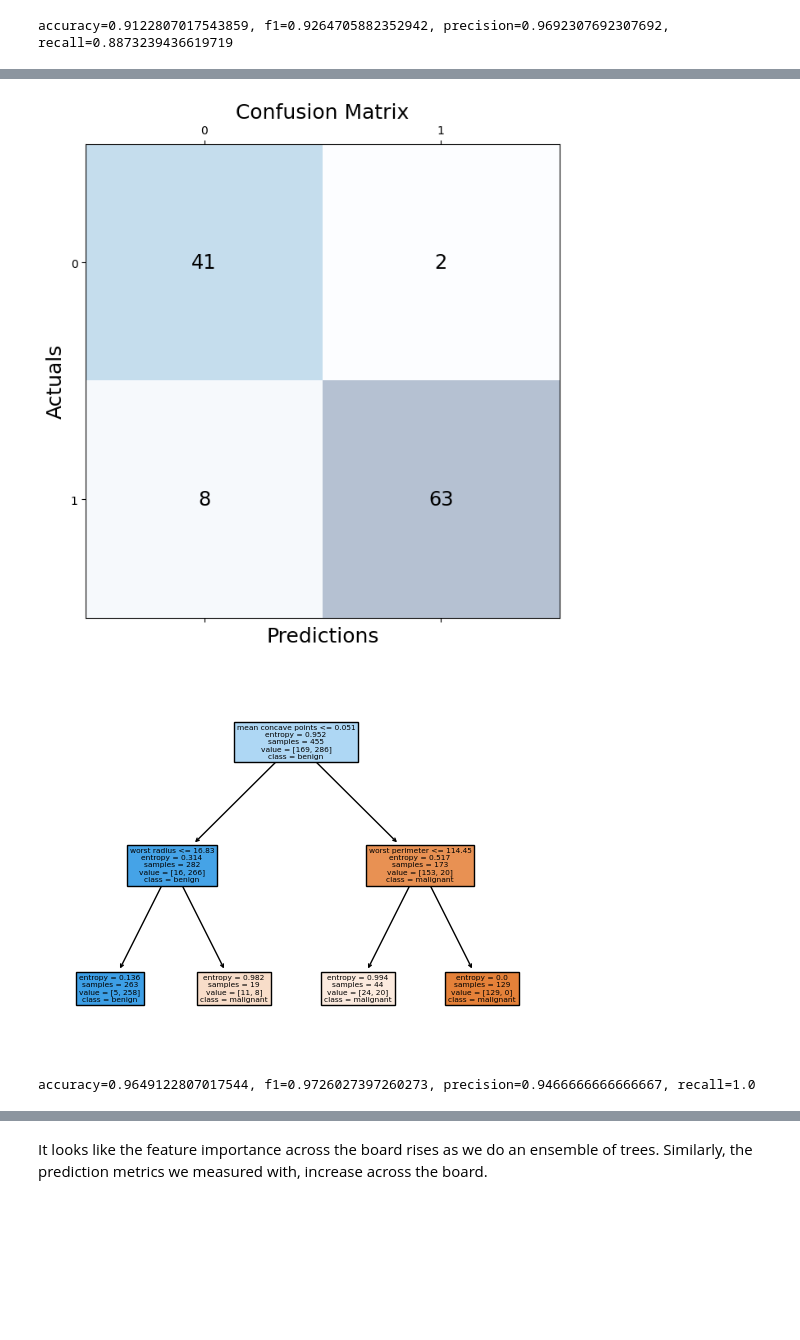
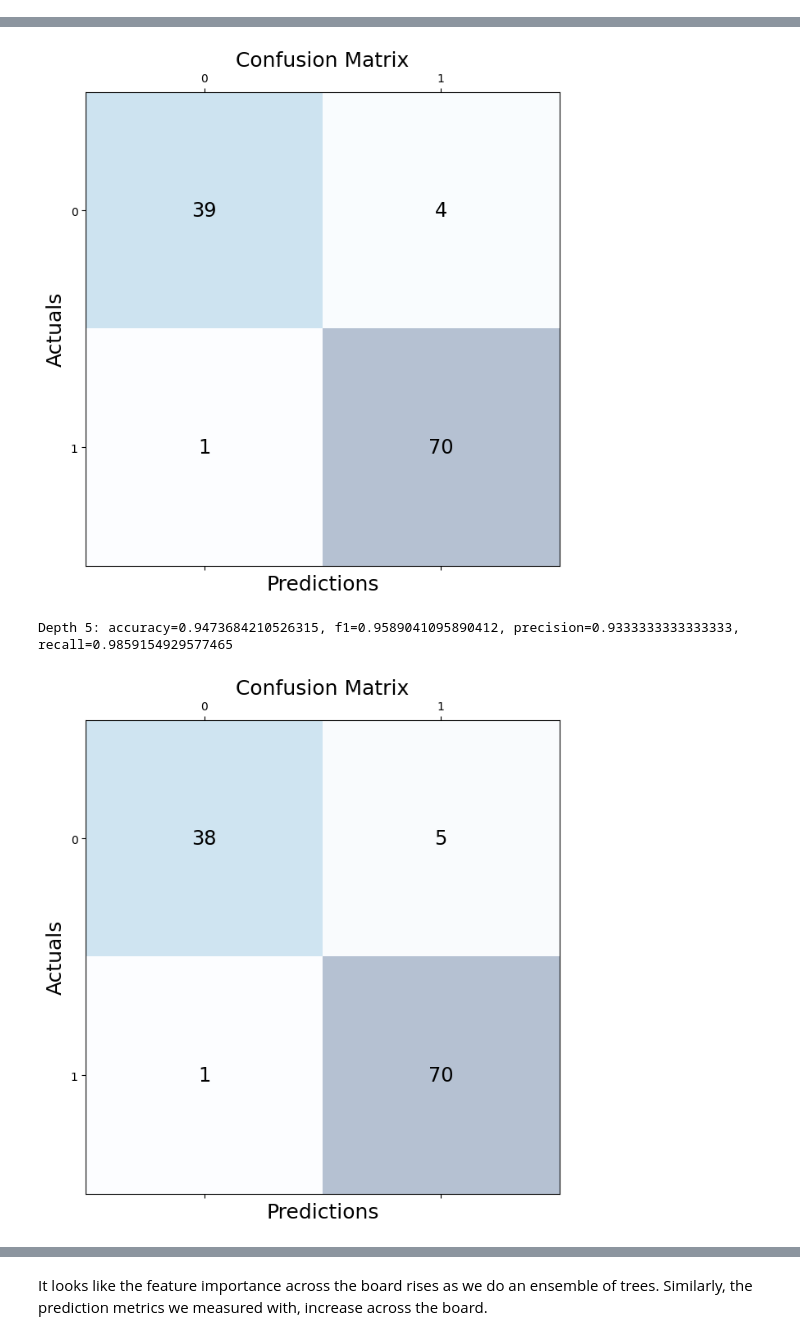
Before and after one commit to alejandroarmas/applied-ml, a Jupyter notebook: HW2/decision_trees.ipynb, the cells around one changed output, grey strips where cells are left out. Cells and saved outputs as stored; diff of their text form; code cells hidden in the pictures; blank space fills up the shorter version.

Commit message:
fix: showed graphs for only optimal points

```diff
--- a/HW2/decision_trees.ipynb
+++ b/HW2/decision_trees.ipynb
@@ -9,16 +9,20 @@ breast_data = load_breast_cancer()
 X_train, X_test, Y_train, Y_test = train_test_split(breast_data['data'], breast_data['target'], random_state=42, test_size=0.2)
 # %%
 from sklearn.tree import DecisionTreeClassifier, plot_tree
+from sklearn.metrics import accuracy_score, precision_score, recall_score, f1_score, confusion_matrix
+
+accuracies: list[float] = []
 
 for depth in range(1, 11):
     dt = DecisionTreeClassifier(criterion="entropy", max_depth=depth, random_state=42)
     dt.fit(X_train, Y_train)
     y_pred = dt.predict(X_test)
     accuracy = accuracy_score(Y_test, y_pred)
+    accuracies.append(accuracy)
     f1 = f1_score(Y_test, y_pred)
     precision = precision_score(Y_test, y_pred)
     recall = recall_score(Y_test, y_pred)
-    print(f'{accuracy=}, {f1=}, {precision=}, {recall=}')
+    print(f'Depth {depth}: {accuracy=}, {f1=}, {precision=}, {recall=}')
 
     c_matrix = confusion_matrix(Y_test, y_pred)
 
@@ -33,8 +37,16 @@ for depth in range(1, 11):
     plt.title('Confusion Matrix', fontsize=18)
     plt.show()
 
-    plot_tree(dt, feature_names=breast_data['feature_names'], filled=True, class_names=breast_data['target_names'])
-    plt.show()
-    plt.figure(figsize=(20,20))
-    plt.barh(breast_data['feature_names'], dt.feature_importances_)
+
+optimal_depth = np.argmax(accuracies) + 1
+
+print(f'Optimal Tree Depth: {optimal_depth}')
+
+
+dt = DecisionTreeClassifier(criterion="entropy", max_depth=optimal_depth, random_state=42)
+dt.fit(X_train, Y_train)
+plot_tree(dt, feature_names=breast_data['feature_names'], filled=True, class_names=breast_data['target_names'])
+plt.show()
+plt.figure(figsize=(20,20))
+plt.barh(breast_data['feature_names'], dt.feature_importances_)
 # %% [output]
@@ -44 +56,0 @@ accuracy=0.8947368421052632, f1=0.9130434782608696, precision=0.9402985074626866
-accuracy=0.9122807017543859, f1=0.9264705882352942, precision=0.9692307692307692, recall=0.8873239436619719
@@ -46,3 +60,3 @@ accuracy=0.9122807017543859, f1=0.9264705882352942, precision=0.9692307692307692
-[figure, old version]
+[figure, new version]
+Depth 5: accuracy=0.9473684210526315, f1=0.9589041095890412, precision=0.9333333333333333, recall=0.9859154929577465
-[figure, old version]
+[figure, new version]
-accuracy=0.9649122807017544, f1=0.9726027397260273, precision=0.9466666666666667, recall=1.0
```
Also changed, not shown: parts of 2 cells of this notebook, 1 other file.
